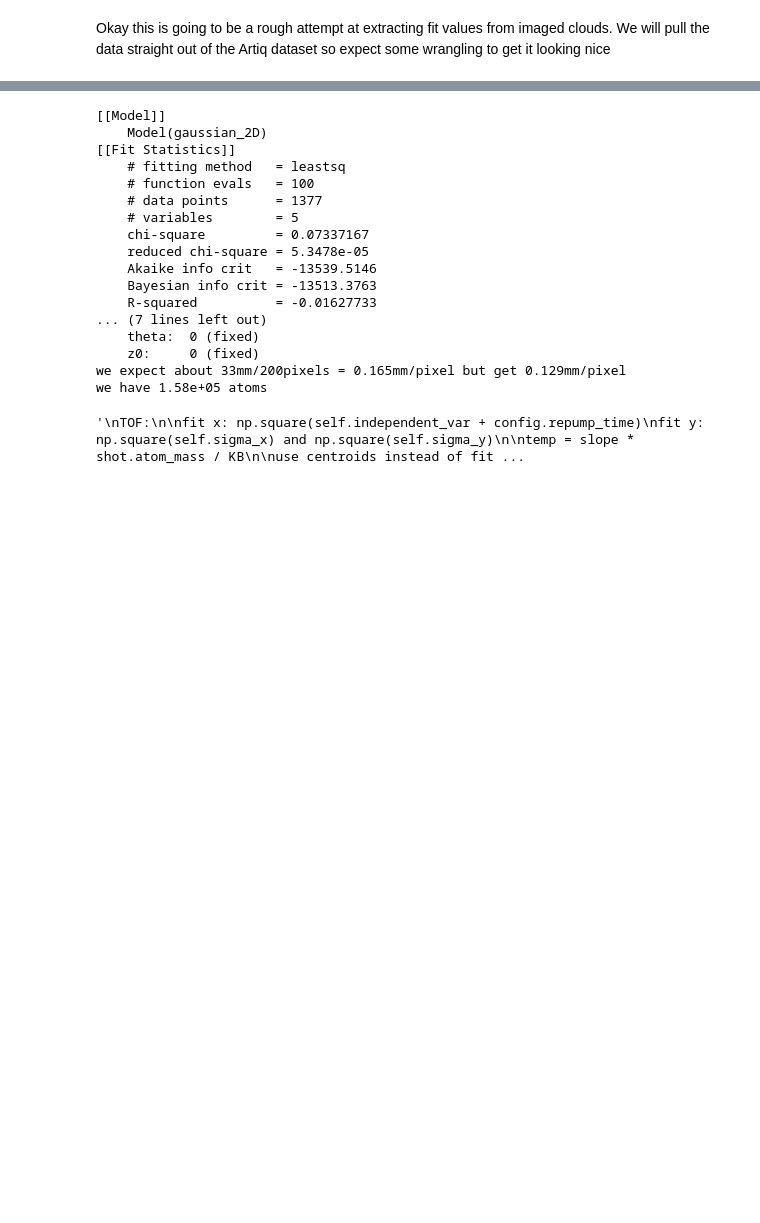
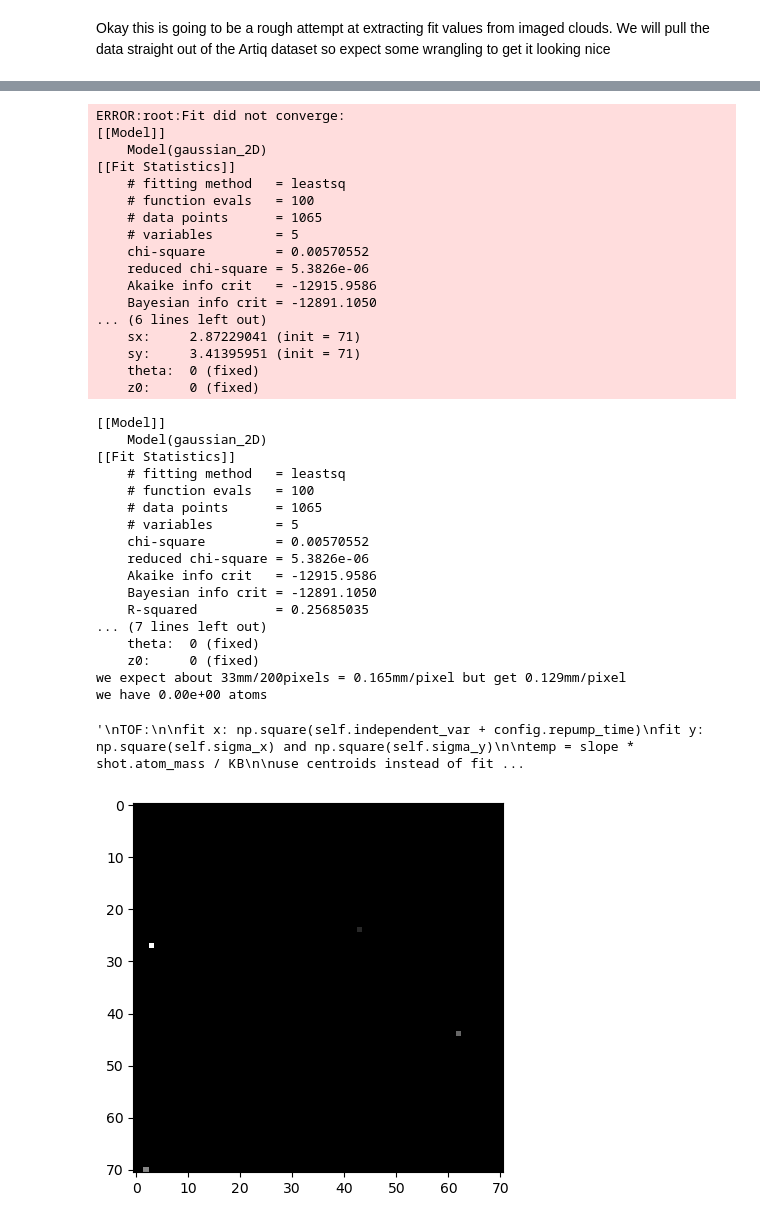
Before and after one commit to harrykendell/ARTIQ, a Jupyter notebook: analysis/absorption_imaging.ipynb, the cells around one changed output, grey strips where cells are left out. Drawn from its saved outputs; the diff is of its cells as text; code cells hidden in the pictures; blank space fills up the shorter version.

```diff
--- a/analysis/absorption_imaging.ipynb
+++ b/analysis/absorption_imaging.ipynb
@@ -294,6 +295,9 @@ class AbsImage:
             fit_kws={"xtol": 1e-7},
         )
         logging.info(result.fit_report())
+
+        if abs(result.summary()['rsquared']) < 0.9:
+            logging.error(f"Fit did not converge:\n{result.fit_report()}")
         return result
 
     @property
@@ -318,40 +322,59 @@ import imageio
 # shot = AbsImage(data=data, ref=beam, bg=dark)
 
 shot = AbsImage(
     data=imgs["TOF"],
     ref=imgs["REF"],
     bg=imgs["BG"]
 )
+plt.imshow(shot.absorption, cmap="gray")
 print(shot.fit.fit_report())
 print(f"we have {shot.atom_number:.2e} atoms")
 
 """
 TOF:
 
 fit x: np.square(self.independent_var + config.repump_time)
 fit y: np.square(self.sigma_x) and np.square(self.sigma_y)
 
 temp = slope * shot.atom_mass / KB
 
 use centroids instead of fitted locations for nicer results when held?
 
 """
 # %% [output]
+ERROR:root:Fit did not converge:
 [[Model]]
     Model(gaussian_2D)
 [[Fit Statistics]]
     # fitting method   = leastsq
     # function evals   = 100
-    # data points      = 1377
+    # data points      = 1065
     # variables        = 5
-    chi-square         = 0.07337167
-    reduced chi-square = 5.3478e-05
-    Akaike info crit   = -13539.5146
-    Bayesian info crit = -13513.3763
-    R-squared          = -0.01627733
-... (7 lines left out)
+    chi-square         = 0.00570552
+    reduced chi-square = 5.3826e-06
+    Akaike info crit   = -12915.9586
+    Bayesian info crit = -12891.1050
+... (6 lines left out)
+    sx:     2.87229041 (init = 71)
+    sy:     3.41395951 (init = 71)
     theta:  0 (fixed)
     z0:     0 (fixed)
-we expect about 33mm/200pixels = 0.165mm/pixel but get 0.129mm/pixel
-we have 1.58e+05 atoms
-'\nTOF:\n\nfit x: np.square(self.independent_var + config.repump_time)\nfit y: np.square(self.sigma_x) and np.square(self.sigma_y)\n\ntemp = slope * shot.atom_mass / KB\n\nuse centroids instead of fit ...
+[[Model]]
+    Model(gaussian_2D)
+[[Fit Statistics]]
+    # fitting method   = leastsq
+    # function evals   = 100
+    # data points      = 1065
+    # variables        = 5
+    chi-square         = 0.00570552
+    reduced chi-square = 5.3826e-06
+    Akaike info crit   = -12915.9586
+    Bayesian info crit = -12891.1050
+    R-squared          = 0.25685035
+... (7 lines left out)
+    theta:  0 (fixed)
+    z0:     0 (fixed)
+we expect about 33mm/200pixels = 0.165mm/pixel but get 0.129mm/pixel
+we have 0.00e+00 atoms
+'\nTOF:\n\nfit x: np.square(self.independent_var + config.repump_time)\nfit y: np.square(self.sigma_x) and np.square(self.sigma_y)\n\ntemp = slope * shot.atom_mass / KB\n\nuse centroids instead of fit ...
+[figure, added]
```
Also changed, not shown: parts of 3 cells of this notebook, 4 other files.
